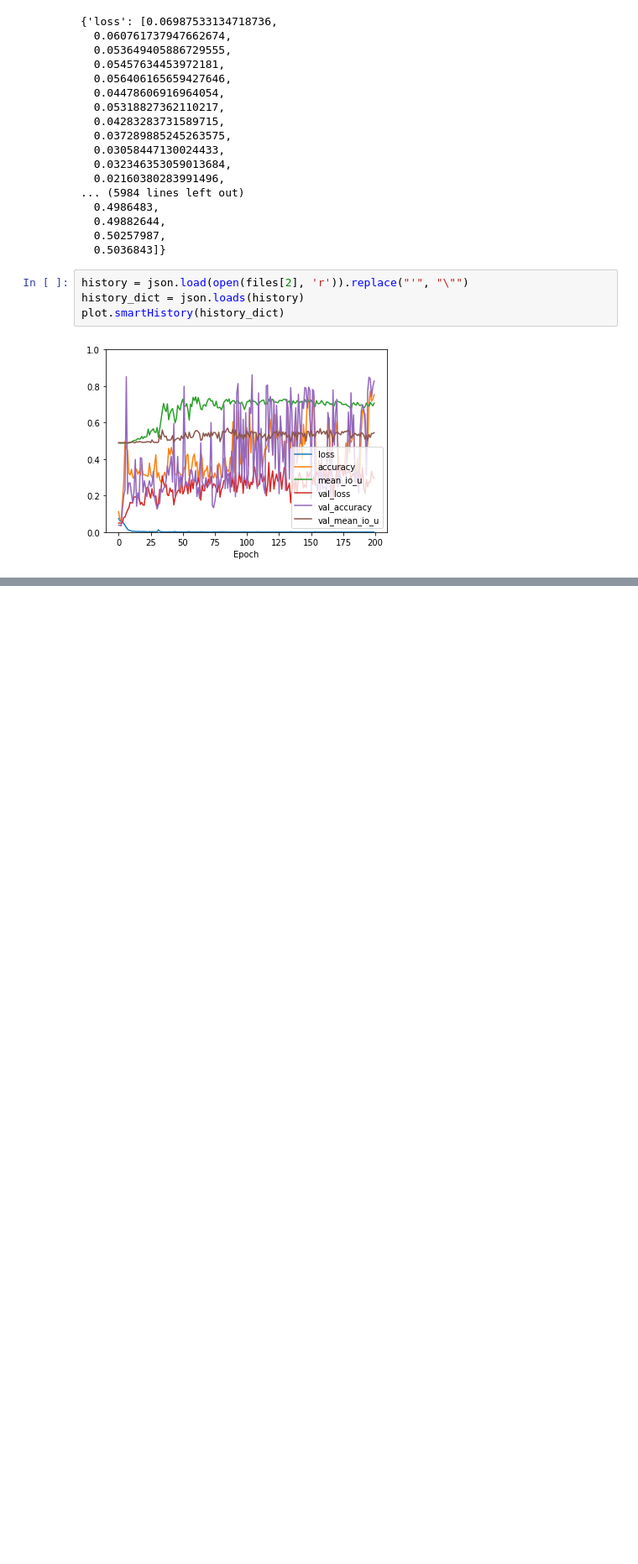
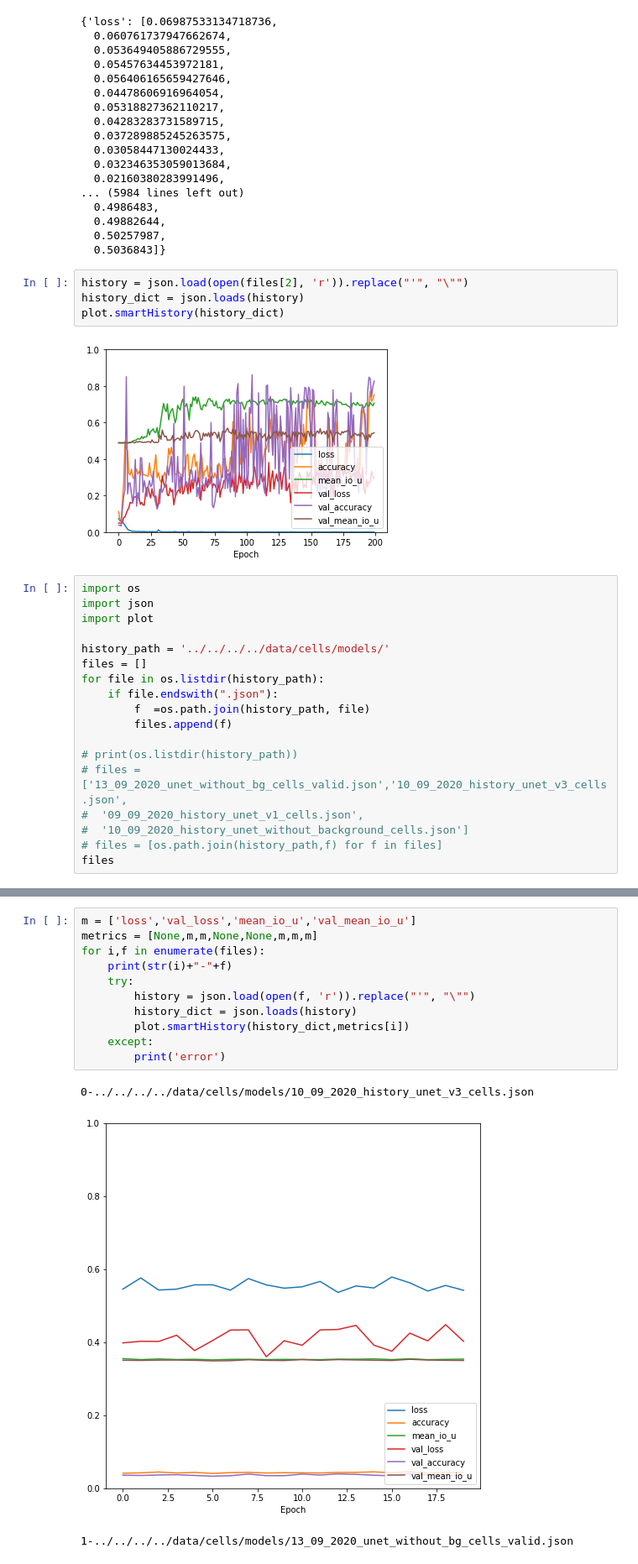
Before and after one commit to PreibischLab/PixelWise_Cell_Classification, a Jupyter notebook: V2/unet/Plot graphs.ipynb, the cells around one changed output, grey strips where cells are left out. Shown at 84% size. Drawn from its saved outputs; the diff is of its cells as text; blank space fills up the shorter version.

```diff
--- a/V2/unet/Plot graphs.ipynb
+++ b/V2/unet/Plot graphs.ipynb
@@ -129,3 +129,21 @@ history_dict = json.loads(history)
 plot.smartHistory(history_dict)
 # %% [output]
 [figure]
+# %%
+import os
+import json
+import plot
+
+history_path = '../../../../data/cells/models/'
+files = []
+for file in os.listdir(history_path):
+    if file.endswith(".json"):
+        f  =os.path.join(history_path, file)
+        files.append(f)
+
+# print(os.listdir(history_path))
+# files = ['13_09_2020_unet_without_bg_cells_valid.json','10_09_2020_history_unet_v3_cells.json',
+#  '09_09_2020_history_unet_v1_cells.json',
+#  '10_09_2020_history_unet_without_background_cells.json']
+# files = [os.path.join(history_path,f) for f in files]
+files
@@ -131,0 +159,15 @@ plot.smartHistory(history_dict)
+# %%
+m = ['loss','val_loss','mean_io_u','val_mean_io_u']
+metrics = [None,m,m,None,None,m,m,m]
+for i,f in enumerate(files):
+    print(str(i)+"-"+f)
+    try:
+        history = json.load(open(f, 'r')).replace("'", "\"")
+        history_dict = json.loads(history)
+        plot.smartHistory(history_dict,metrics[i])
+    except:
+        print('error')
+# %% [output]
+0-../../../../data/cells/models/10_09_2020_history_unet_v3_cells.json
+[figure, added]
+1-../../../../data/cells/models/13_09_2020_unet_without_bg_cells_valid.json
```
Also changed, not shown: parts of 2 cells of this notebook, 6 other files.
